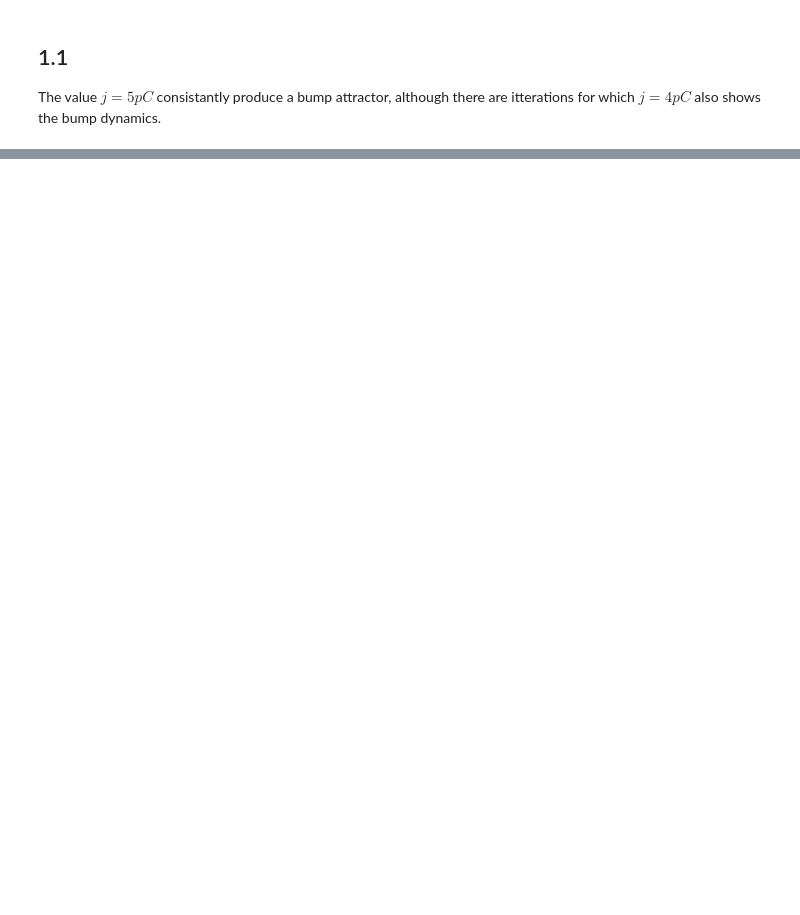
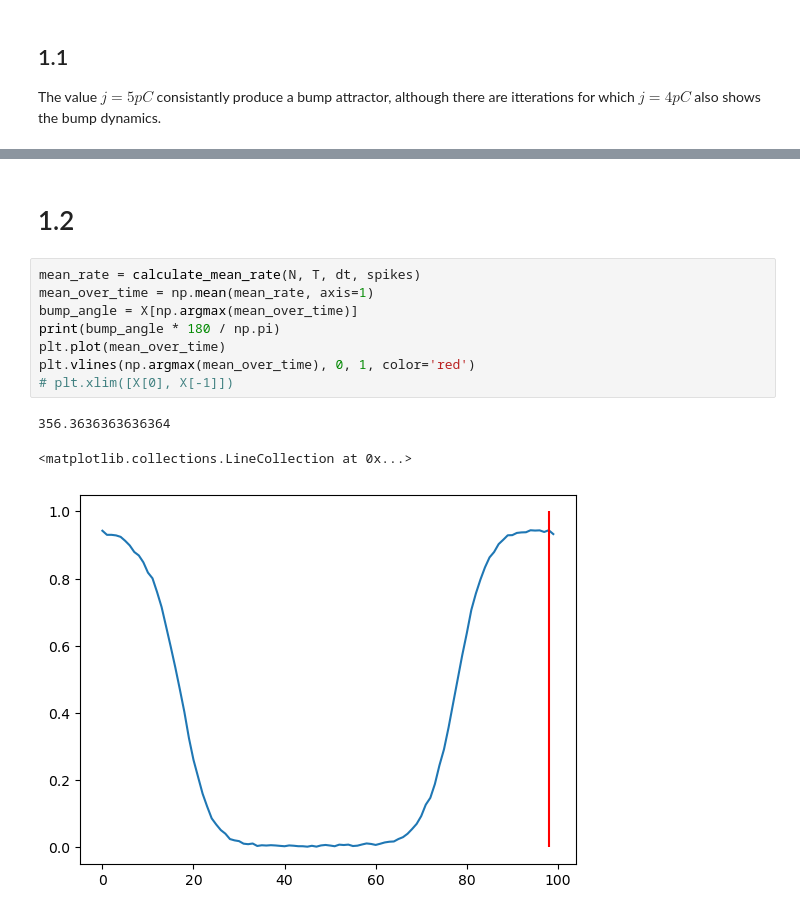
Before and after one commit to nosratullah/path_integration, a Jupyter notebook: attractors.ipynb, the cells around one changed output, grey strips where cells are left out. Saved outputs shown, nothing was run; the diff lists cells and outputs as text; blank space fills up the shorter version.

```diff
--- a/attractors.ipynb
+++ b/attractors.ipynb
@@ -212,0 +259,14 @@ The value $j=5 pC$ consistantly produce a bump attractor, although there are itt
+# %% [markdown]
+# 1.2
+# %%
+mean_rate = calculate_mean_rate(N, T, dt, spikes)
+mean_over_time = np.mean(mean_rate, axis=1)
+bump_angle = X[np.argmax(mean_over_time)]
+print(bump_angle * 180 / np.pi)
+plt.plot(mean_over_time)
+plt.vlines(np.argmax(mean_over_time), 0, 1, color='red')
+# plt.xlim([X[0], X[-1]])
+# %% [output]
+356.3636363636364
+<matplotlib.collections.LineCollection at 0x...>
+[figure, added]
```
Also changed, not shown: parts of 15 cells of this notebook.
